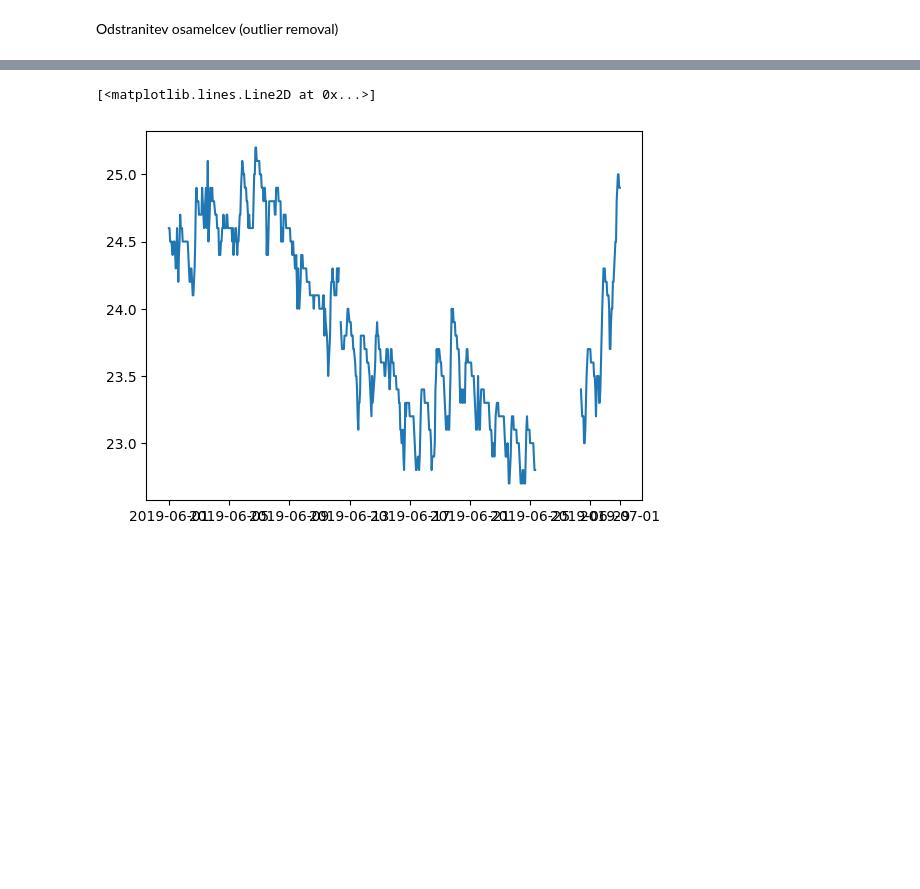
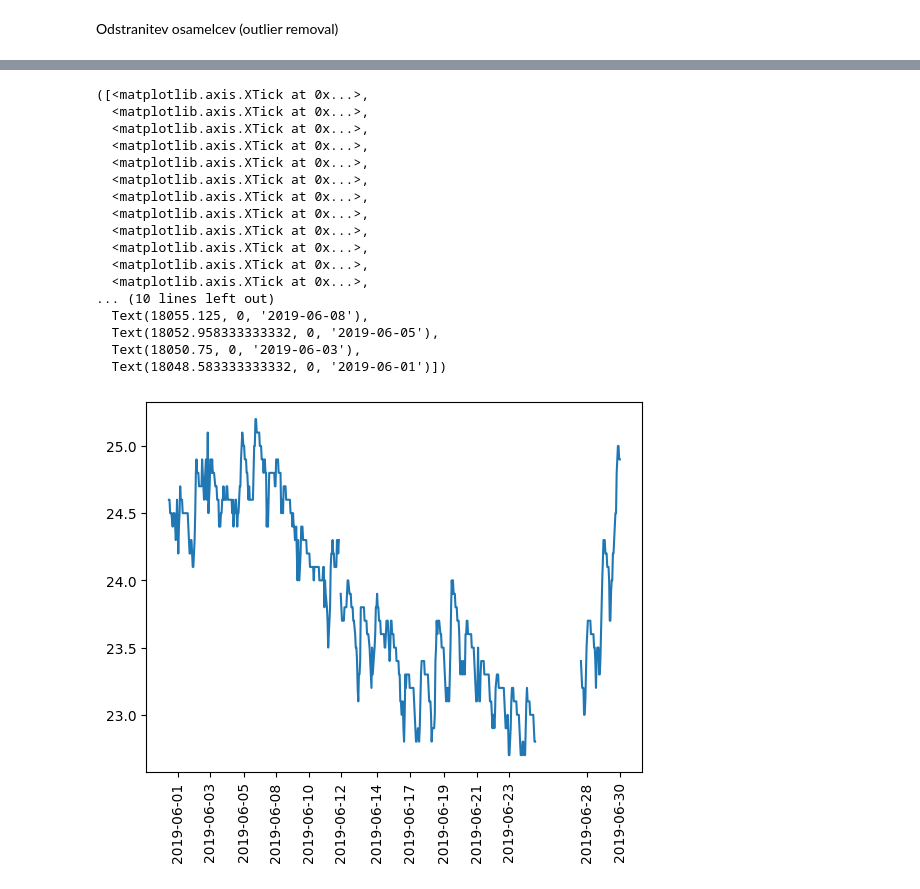
Before and after one commit to borbregant/cebelice, a Jupyter notebook: ciscenje/outlier_removal.ipynb, the cells around one changed output, grey strips where cells are left out. Saved outputs shown, nothing was run; the diff lists cells and outputs as text; code cells hidden in the pictures; blank space fills up the shorter version.

```diff
--- a/ciscenje/outlier_removal.ipynb
+++ b/ciscenje/outlier_removal.ipynb
@@ -62,5 +79,22 @@ panj_test.head()
 # %%
 plt.plot(panj_test['date'], panj_test['resVal'], '-')
+plt.xticks(panj_test['date'][::50],  rotation='vertical')
 # %% [output]
-[<matplotlib.lines.Line2D at 0x...>]
+([<matplotlib.axis.XTick at 0x...>,
+  <matplotlib.axis.XTick at 0x...>,
+  <matplotlib.axis.XTick at 0x...>,
+  <matplotlib.axis.XTick at 0x...>,
+  <matplotlib.axis.XTick at 0x...>,
+  <matplotlib.axis.XTick at 0x...>,
+  <matplotlib.axis.XTick at 0x...>,
+  <matplotlib.axis.XTick at 0x...>,
+  <matplotlib.axis.XTick at 0x...>,
+  <matplotlib.axis.XTick at 0x...>,
+  <matplotlib.axis.XTick at 0x...>,
+  <matplotlib.axis.XTick at 0x...>,
+... (10 lines left out)
+  Text(18055.125, 0, '2019-06-08'),
+  Text(18052.958333333332, 0, '2019-06-05'),
+  Text(18050.75, 0, '2019-06-03'),
+  Text(18048.583333333332, 0, '2019-06-01')])
-[figure, old version]
+[figure, new version]
```
Also changed, not shown: parts of 2 cells of this notebook, 1 other file.
